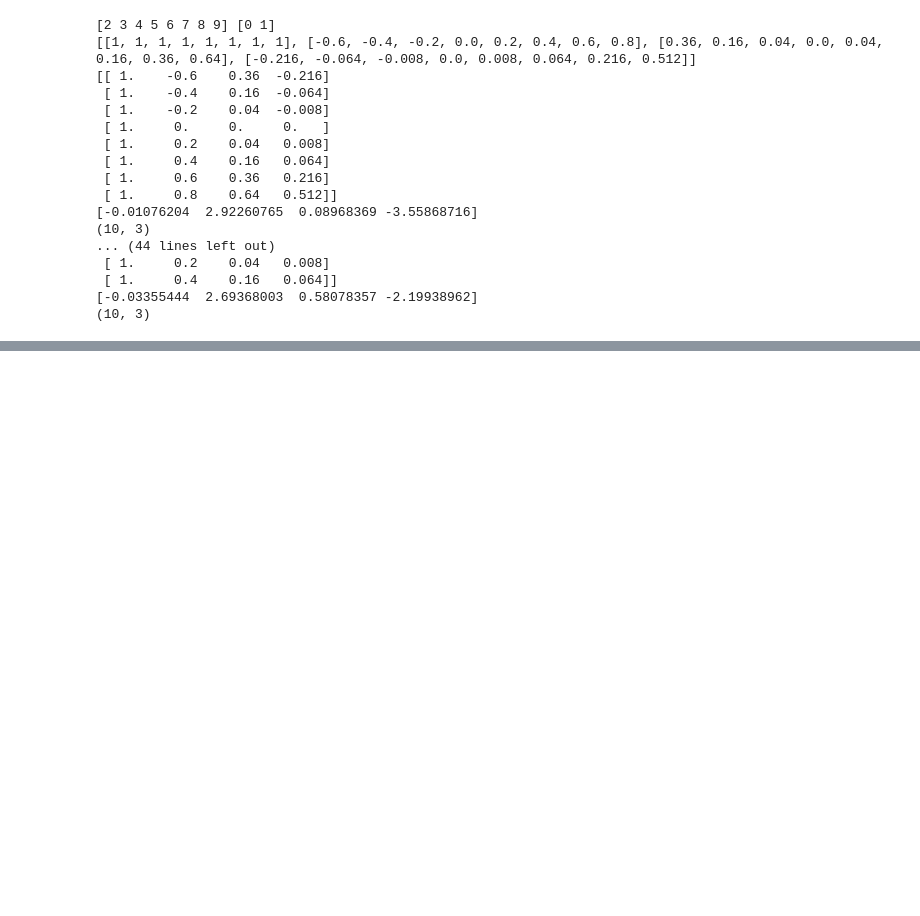
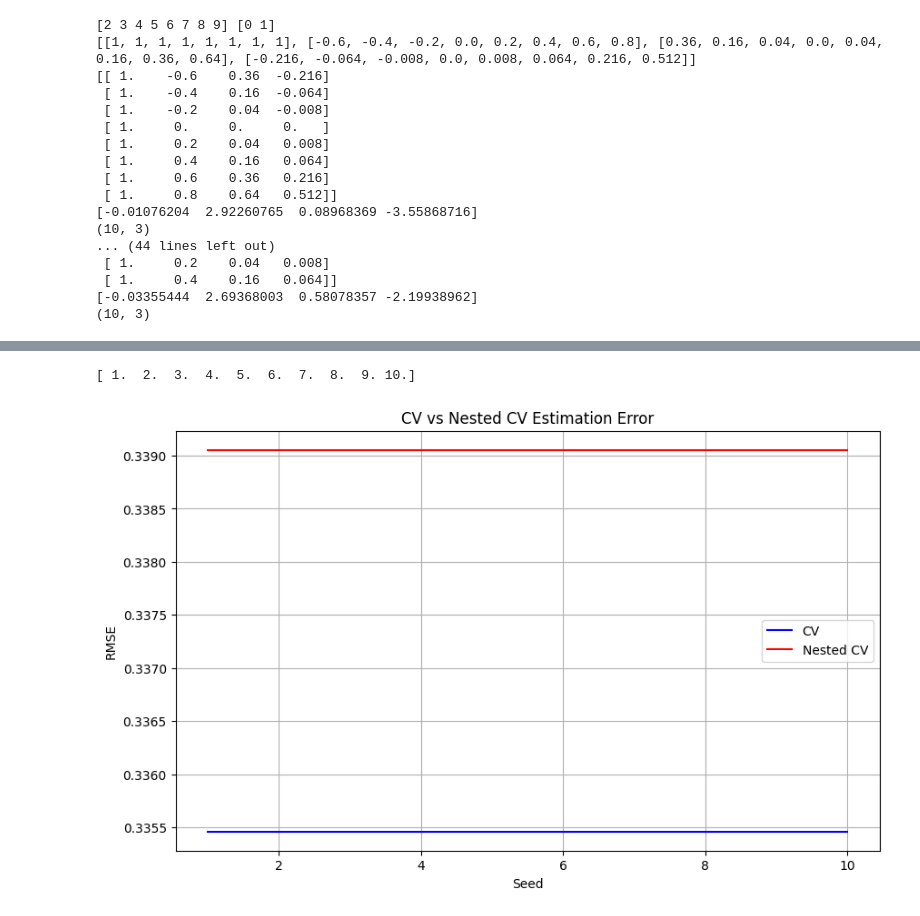
Before and after one commit to JedsadaSrijunpoe/Machine-Learning, a Jupyter notebook: Model_Selection.ipynb, the cells around one changed output, grey strips where cells are left out. Cells and saved outputs as stored; diff of their text form; code cells hidden in the pictures; blank space fills up the shorter version.

```diff
--- a/Model_Selection.ipynb
+++ b/Model_Selection.ipynb
@@ -21,13 +21,13 @@ def NormalEquation(matX,vecY):
     return ans
 
 def generate_feature_matrix(x, degree):
-    if degree == 1:
+    if degree == 0:
         X = np.ones((len(x), 1))
         return X
-    elif degree == 2:
+    elif degree == 1:
         X = np.column_stack((np.ones(len(x)), x))
         return X
-    elif degree > 2:
+    elif degree > 1:
         X_poly = np.column_stack([x ** d for d in range(0, degree)])
         return X_poly
     else:
@@ -220,0 +219,14 @@ sin experiment\sin_noisy_80sample.csv
+# %%
+cv_results = []
+nested_results = []
+delta_result = []
+for i in range(10):
+    new_df = df.sample(frac = 1, random_state=i, ignore_index=True)
+    cv_result = min(cross_validate_for_degree(new_df[list(new_df)[:-2]], new_df["noisy_y"], 10, range(1,9))[0])
+    nested_result = nested_cross_validation(new_df[list(new_df)[:-2]], new_df["noisy_y"], 10, range(1,9))
+    print(cv_result)
+    print(nested_result)
+    print(nested_result - cv_result, "\n")
+    cv_results.append(cv_result)
+    nested_results.append(nested_result)
+    delta_result.append(nested_result - cv_result)
@@ -220,0 +251,22 @@ sin experiment\sin_noisy_80sample.csv
+# %%
+import matplotlib.pyplot as plt
+
+# Generate x values for plotting
+x_values = np.linspace(1, 10, 10)  # Adjust the range as needed
+print(x_values)
+
+# Evaluate the polynomial for each x value
+
+# Plot the graph
+plt.figure(figsize=(10, 6))
+plt.plot(x_values, cv_results, label='CV', color='blue')
+plt.plot(x_values, nested_results, label='Nested CV', color='red')
+plt.xlabel('Seed')
+plt.ylabel('RMSE')
+plt.title('CV vs Nested CV Estimation Error')
+plt.legend()
+plt.grid()
+plt.show()
+# %% [output]
+[ 1.  2.  3.  4.  5.  6.  7.  8.  9. 10.]
+[figure, added]
```
Also changed, not shown: parts of 6 cells of this notebook.
